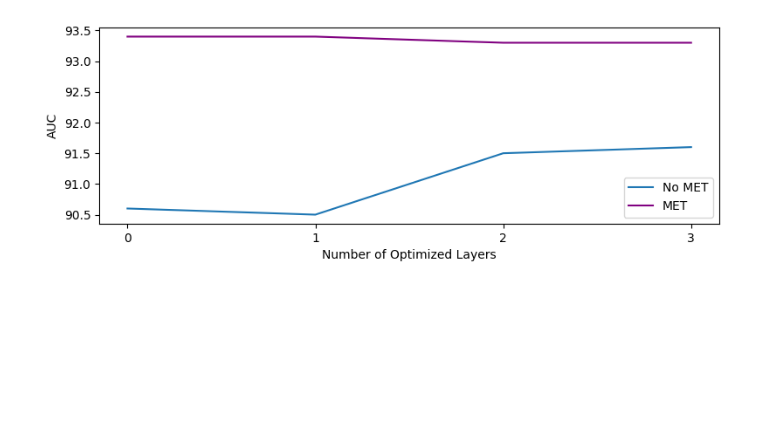
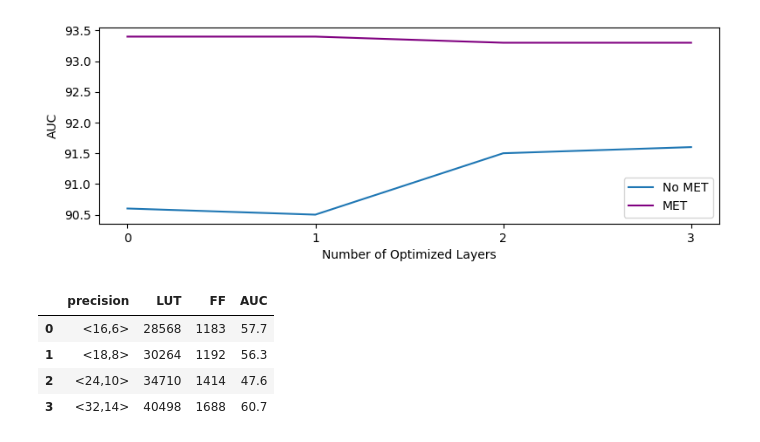
Before and after one commit to fatimargz/Locked-in-Leptons, a Jupyter notebook: Analysis.ipynb, the cells around one changed output. Saved outputs shown, nothing was run; the diff lists cells and outputs as text; code cells hidden in the pictures; blank space fills up the shorter version.

```diff
--- a/Analysis.ipynb
+++ b/Analysis.ipynb
@@ -42,3 +42,12 @@ plt.tight_layout()
 plt.savefig("AUC.png")
 # %% [output]
 [figure]
+# %%
+dff = pd.read_csv("franks_results.txt", delimiter = ", ")
+dff.head()
+# %% [output]
+|  | precision | LUT | FF | AUC |
+| 0 | <16,6> | 28568 | 1183 | 57.7 |
+| 1 | <18,8> | 30264 | 1192 | 56.3 |
+| 2 | <24,10> | 34710 | 1414 | 47.6 |
+| 3 | <32,14> | 40498 | 1688 | 60.7 |
```
Also changed, not shown: parts of 2 cells of this notebook.
